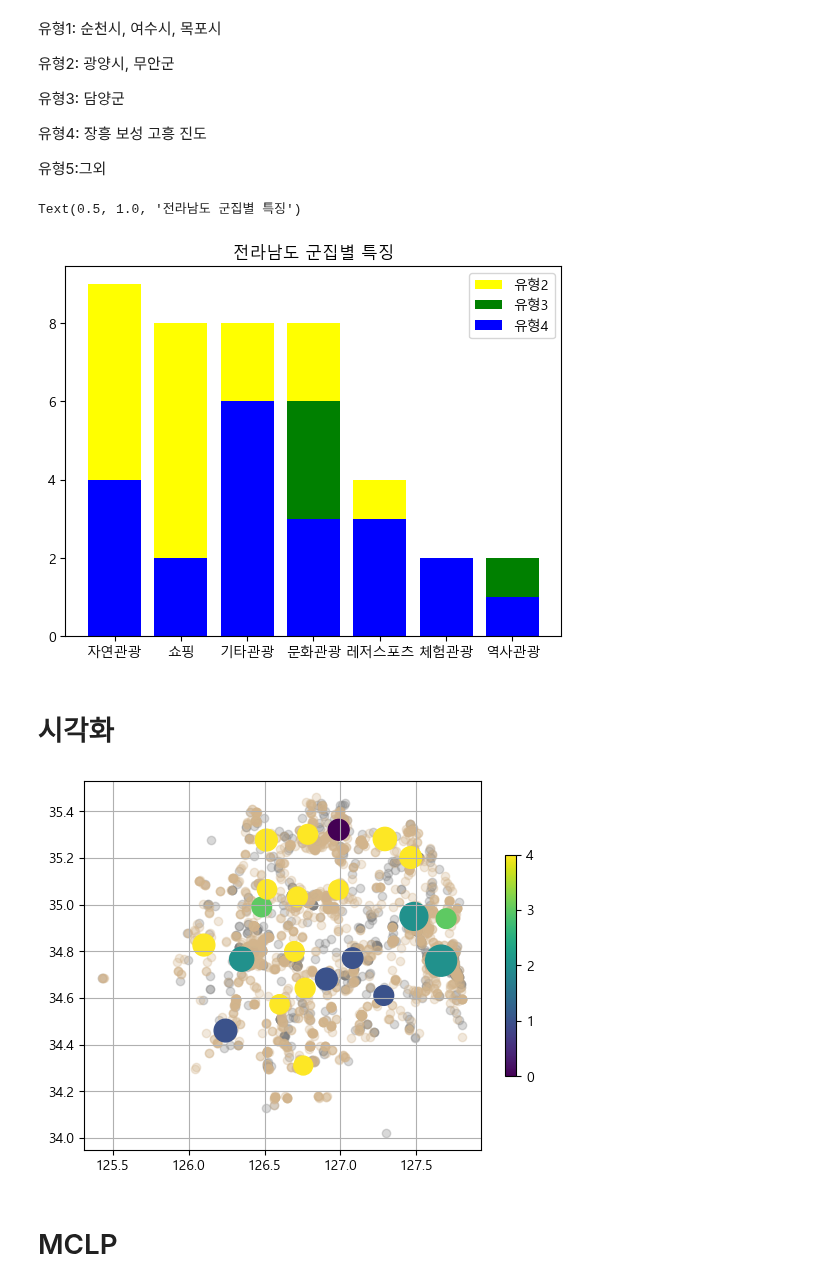
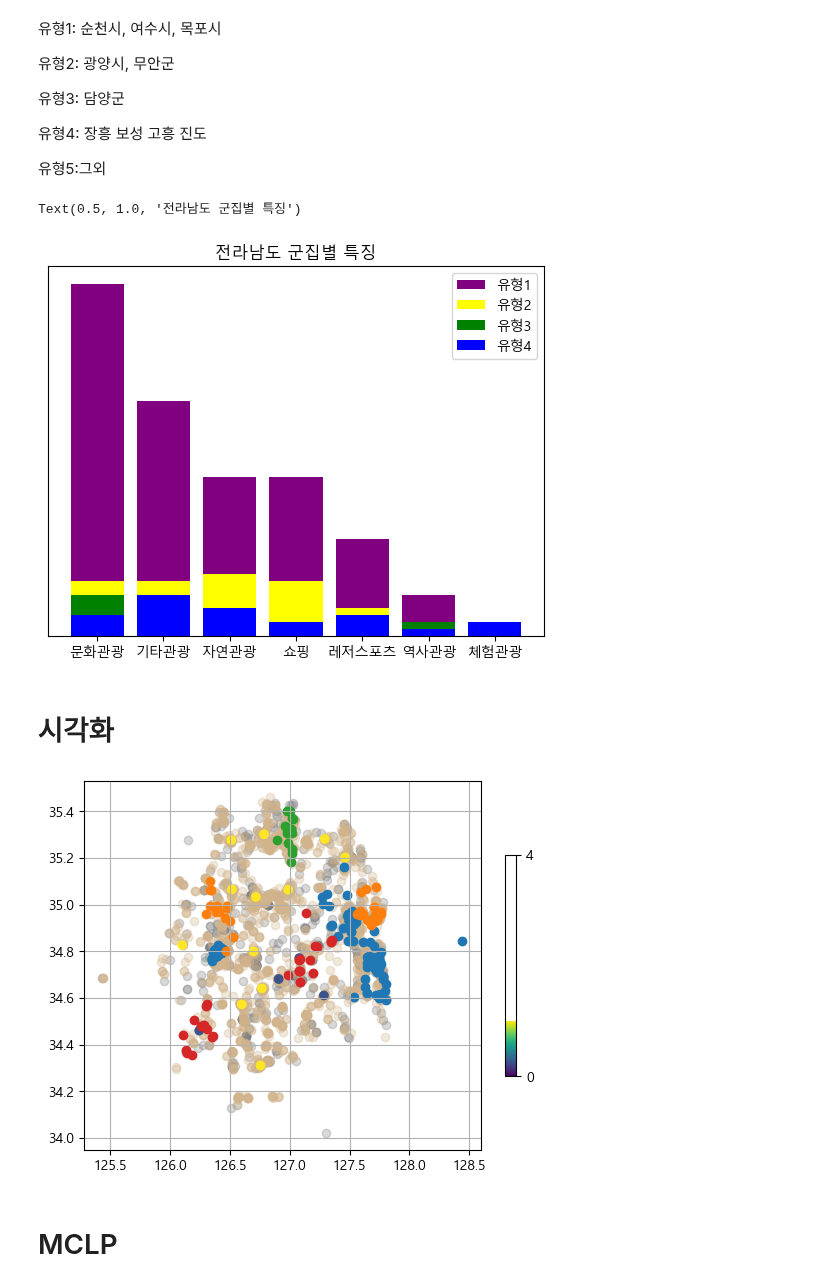
Before and after one commit to sheershay/ise-sr-project, a Jupyter notebook: clustering/clustering.ipynb, the cells around one changed output. Drawn from its saved outputs; the diff is of its cells as text; code cells hidden in the pictures.

```diff
--- a/clustering/clustering.ipynb
+++ b/clustering/clustering.ipynb
@@ -568,23 +568,25 @@ type=('유형1','유형2','유형3','유형4')
 type_dict={"feat":(t1_f1,t2_f1,dy_f1,t4_f1),
            'count':(t1_f1['count'],t2_f1['count'],dy_f1['count'],t4_f1['count'])}
 # %%
-#plt.bar(t1_f1.index,t1_f1['count'],color='purple',label='유형1')
+plt.bar(t1_f1.index,t1_f1['count'],color='purple',label='유형1')
 plt.bar(t2_f1.index,t2_f1['count'],color='yellow',label='유형2')
 plt.bar(dy_f1.index,dy_f1['count'],color='g',label='유형3')
 plt.bar(t4_f1.index,dy_f1['count'],color='b',label='유형4')
 
 plt.legend()
+
+plt.yticks([])
 
 plt.title('전라남도 군집별 특징')
 
 #보라색: 기존 인기 휴양지.
 #노란색: 자연 '관광'
 #초록색: 자연+ '활동'
 #유형4: 컨트리클럽 다수 포진, 그 외 관광 요소 많이 보유
 #담양: 문화, 역사
 # %% [output]
 Text(0.5, 1.0, '전라남도 군집별 특징')
-[figure, old version]
+[figure, new version]
 # %% [markdown]
 # 시각화
 # %%
@@ -597,20 +599,19 @@ plt.scatter(x=accomm_df['경도'],y=accomm_df['위도'],alpha=0.3,c='grey')
 plt.scatter(x=cafe['경도'],y=cafe['위도'],alpha=0.3,c='tan')
 
 plt.scatter(meal['경도'],meal['위도'],
-            c=kmeans.labels_,s=lr_df['최종점수']*100)
+            c=kmeans.labels_)
 
 plt.scatter(type_1['경도'],type_1['위도'])
 plt.scatter(type_2['경도'],type_2['위도'])
 plt.scatter(dy['경도'],dy['위도'])
 plt.scatter(type_4['경도'],type_4['위도'])
 
-
-plt.colorbar(shrink=0.6).set_ticks([0,1,2,3,4])
+plt.colorbar(shrink=0.6).set_ticks([0,4])
 
 plt.grid()
 plt.show()
 # %% [output]
-[figure, old version]
+[figure, new version]
 # %% [markdown]
 # MCLP
 # %% [markdown]
```
